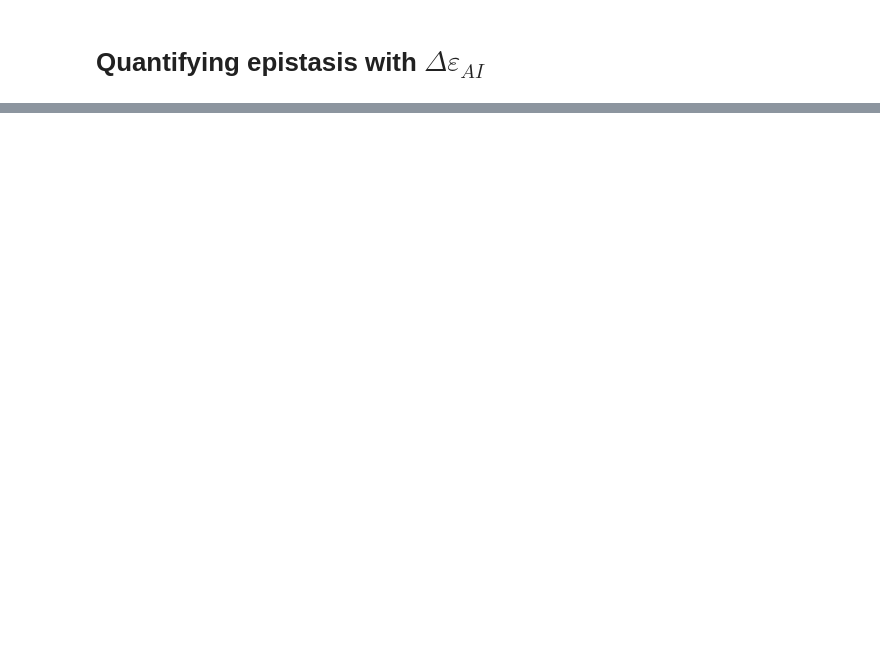
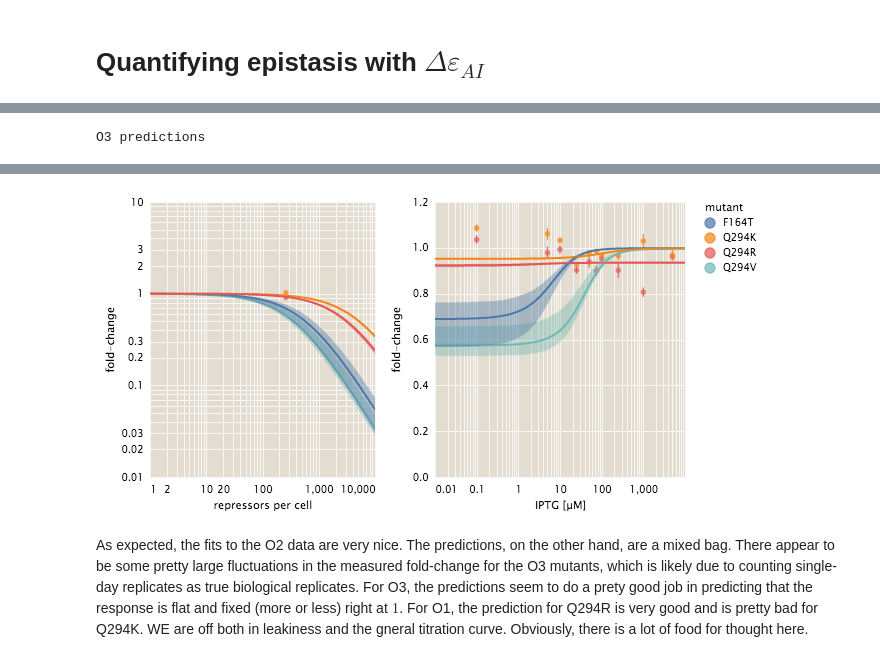
Before and after one commit to RPGroup-PBoC/mwc_mutants, a Jupyter notebook: code/analysis/analysis_with_allosteric_energy_fitting.ipynb, the cells around one changed output, grey strips where cells are left out. Saved outputs shown, nothing was run; the diff lists cells and outputs as text; code cells hidden in the pictures; blank space fills up the shorter version.

```diff
--- a/code/analysis/analysis_with_allosteric_energy_fitting.ipynb
+++ b/code/analysis/analysis_with_allosteric_energy_fitting.ipynb
@@ -363,0 +309,5 @@ dna
+# %%
+print('O3 predictions')
+plot_fits(fit_df, ind, operator='O3')
+# %% [output]
+O3 predictions
@@ -363,0 +315,3 @@ dna
+[figure, added]
+# %% [markdown]
+As expected, the fits to the O2 data are very nice. The predictions, on the other hand, are a mixed bag. There appear to be some pretty large fluctuations in the measured fold-change for the O3 mutants, which is likely due to counting single-day replicates as true biological replicates. For O3, the predictions seem to do a prety good job in predicting that the response is flat and fixed (more or less) right at $1$. For O1, the prediction for Q294R is very good and is pretty bad for Q294K. WE are off both in leakiness and the gneral titration curve. Obviously, there is a lot of food for thought here.
```
Also changed, not shown: parts of 43 cells of this notebook, 14 other files.
